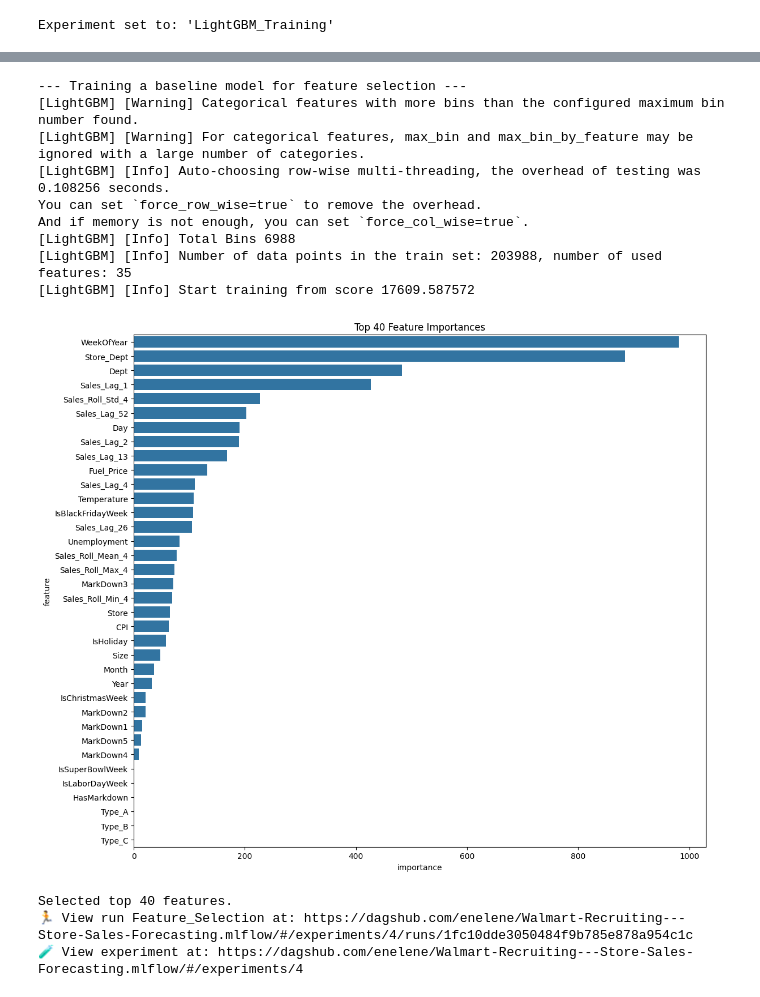
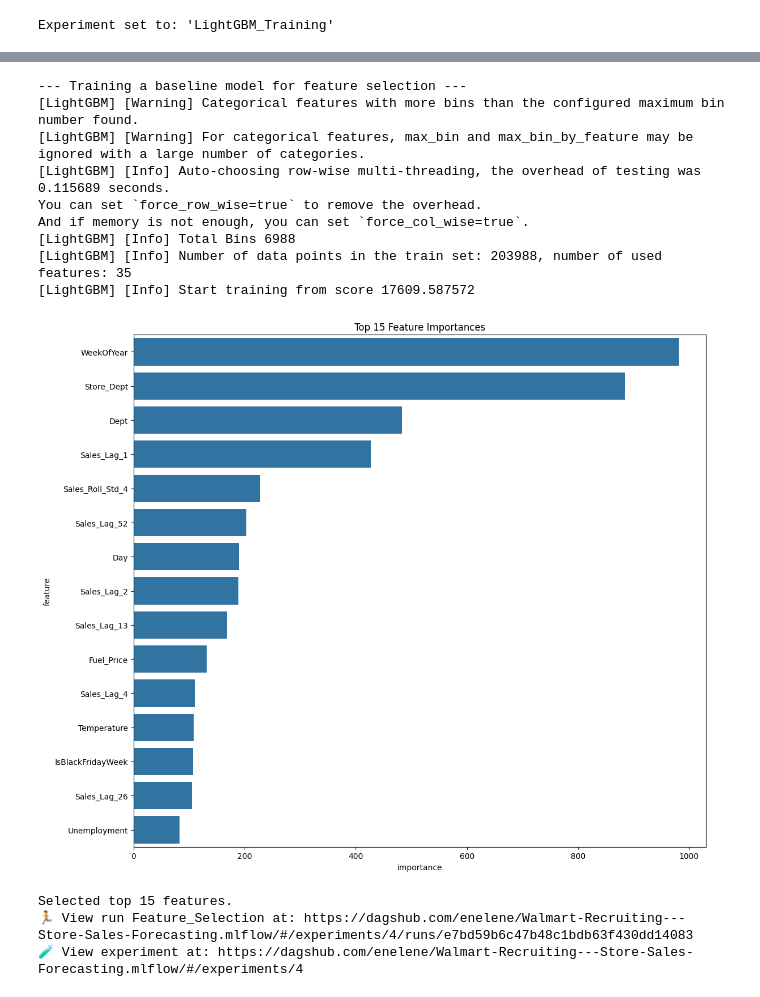
Before and after one commit to enelene/Walmart-Recruiting---Store-Sales-Forecasting, a Jupyter notebook: notebooks/model_experiment_LightGBM.ipynb, the cells around one changed output, grey strips where cells are left out. Drawn from its saved outputs; the diff is of its cells as text; code cells hidden in the pictures.

```diff
--- a/notebooks/model_experiment_LightGBM.ipynb
+++ b/notebooks/model_experiment_LightGBM.ipynb
@@ -170,40 +144,40 @@ with mlflow.start_run(run_name="Feature_Selection") as run:
         'importance': model_for_fs.feature_importances_
     }).sort_values('importance', ascending=False)
 
     plt.figure(figsize=(12, 10))
-    sns.barplot(x='importance', y='feature', data=feature_importances.head(40))
-    plt.title('Top 40 Feature Importances')
+    sns.barplot(x='importance', y='feature', data=feature_importances.head(15))
+    plt.title('Top 15 Feature Importances')
     plt.tight_layout()
 
     # Log the plot to MLflow
-    mlflow.log_figure(plt.gcf(), "feature_importance_top40.png")
+    mlflow.log_figure(plt.gcf(), "feature_importance_top15.png")
     plt.show()
 
     # --- Select Top N Features ---
-    NUM_FEATURES_TO_SELECT = 40
-    selected_features = feature_importances['feature'].head(NUM_FEATURES_TO_SELECT).tolist()
+    NUM_FEATURES_TO_SELECT = 15
+    selected_features = feature_importances['feature'].head(NUM_FEATURES_TO_SELECT).tolist() + ['IsHoliday']
     print(f"\nSelected top {NUM_FEATURES_TO_SELECT} features.")
 
     # Log the list of selected features as a text file artifact
     with open("selected_features.txt", "w") as f:
         for feature in selected_features:
             f.write(f"{feature}\n")
     mlflow.log_artifact("selected_features.txt")
 
 # Prepare final feature set for the main experiment
 X = train_df[selected_features]
 categorical_features = [f for f in categorical_features_initial if f in selected_features]
 # %% [output]
 --- Training a baseline model for feature selection ---
 [LightGBM] [Warning] Categorical features with more bins than the configured maximum bin number found.
 [LightGBM] [Warning] For categorical features, max_bin and max_bin_by_feature may be ignored with a large number of categories.
-[LightGBM] [Info] Auto-choosing row-wise multi-threading, the overhead of testing was 0.108256 seconds.
+[LightGBM] [Info] Auto-choosing row-wise multi-threading, the overhead of testing was 0.115689 seconds.
 You can set `force_row_wise=true` to remove the overhead.
 And if memory is not enough, you can set `force_col_wise=true`.
 [LightGBM] [Info] Total Bins 6988
 [LightGBM] [Info] Number of data points in the train set: 203988, number of used features: 35
 [LightGBM] [Info] Start training from score 17609.587572
-[figure, old version]
+[figure, new version]
-Selected top 40 features.
-🏃 View run Feature_Selection at: https://dagshub.com/enelene/Walmart-Recruiting---Store-Sales-Forecasting.mlflow/#/experiments/4/runs/1fc10dde3050484f9b785e878a954c1c
+Selected top 15 features.
+🏃 View run Feature_Selection at: https://dagshub.com/enelene/Walmart-Recruiting---Store-Sales-Forecasting.mlflow/#/experiments/4/runs/e7bd59b6c47b48c1bdb63f430dd14083
 🧪 View experiment at: https://dagshub.com/enelene/Walmart-Recruiting---Store-Sales-Forecasting.mlflow/#/experiments/4
```
Also changed, not shown: parts of 24 cells of this notebook, 5 other files.
